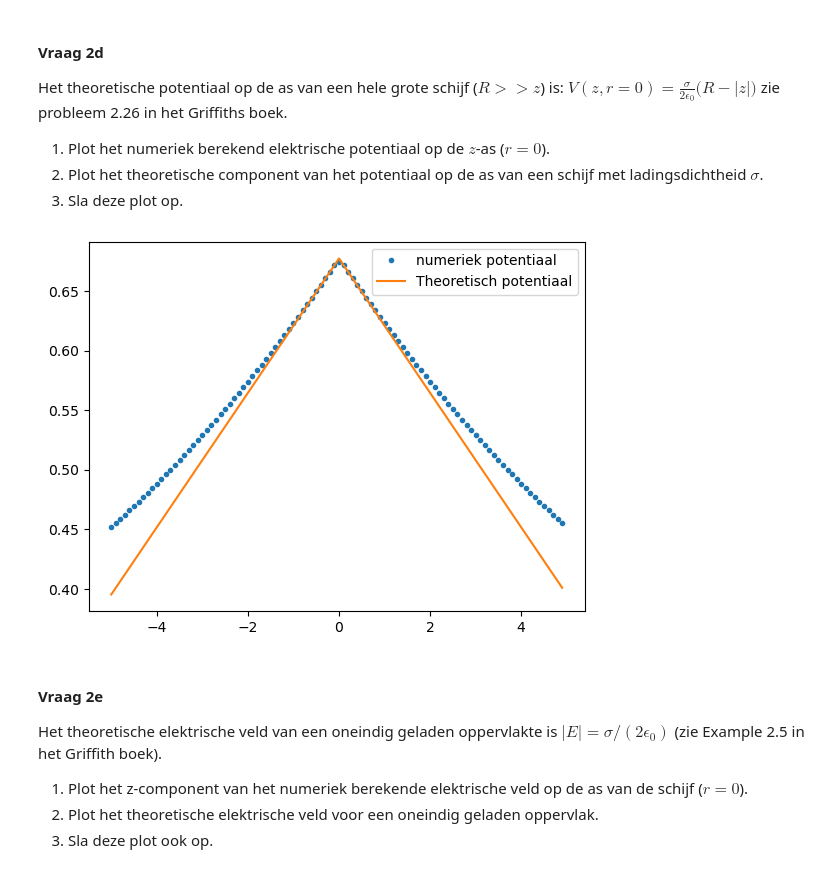
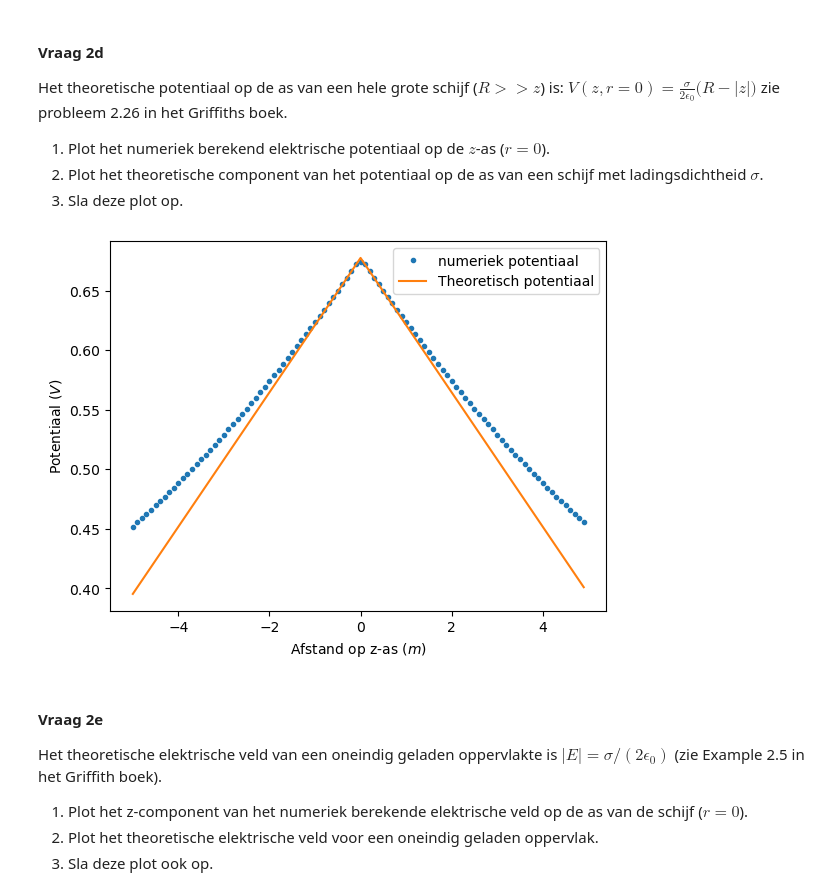
Before and after one commit to nvmeurs06/opdrachten-DEF-D, a Jupyter notebook: DigitaleOntwerpopdrachten/1CondensatorOpdracht/CondensatorOntwerpopdracht.ipynb, the cells around one changed output. Saved outputs shown, nothing was run; the diff lists cells and outputs as text; code cells hidden in the pictures.

```diff
--- a/DigitaleOntwerpopdrachten/1CondensatorOpdracht/CondensatorOntwerpopdracht.ipynb
+++ b/DigitaleOntwerpopdrachten/1CondensatorOpdracht/CondensatorOntwerpopdracht.ipynb
@@ -268,25 +272,27 @@ zie probleem 2.26 in het Griffiths boek.
 # %%
 ###
 
 Idx_r_0=find_idx_nearest(r,0)
 V_op_r_0 = V[:,Idx_r_0]
 
 
 V_op_r_0_theo = (sigma/(2*epsilon0))*(disk_radius-abs(z))
 
 
 
 plt.figure()
 plt.plot(z, V_op_r_0, ".", label="numeriek potentiaal")
 plt.plot(z, V_op_r_0_theo, "-", label="Theoretisch potentiaal")
 plt.legend()
 plt.savefig("Output_2d_rad=12.png")
+plt.xlabel("Afstand op z-as ($m$)")
+plt.ylabel("Potentiaal ($V$)")
 plt.show()
 
 
 ###
 # %% [output]
-[figure, old version]
+[figure, new version]
 # %% [markdown]
 #### Vraag 2e
 
```
Also changed, not shown: parts of 6 cells of this notebook.
